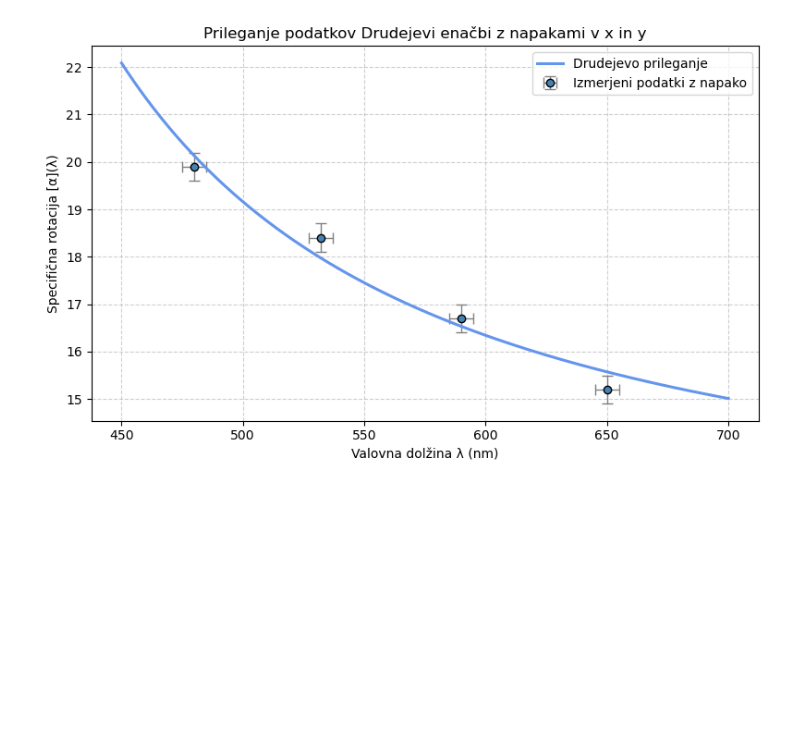
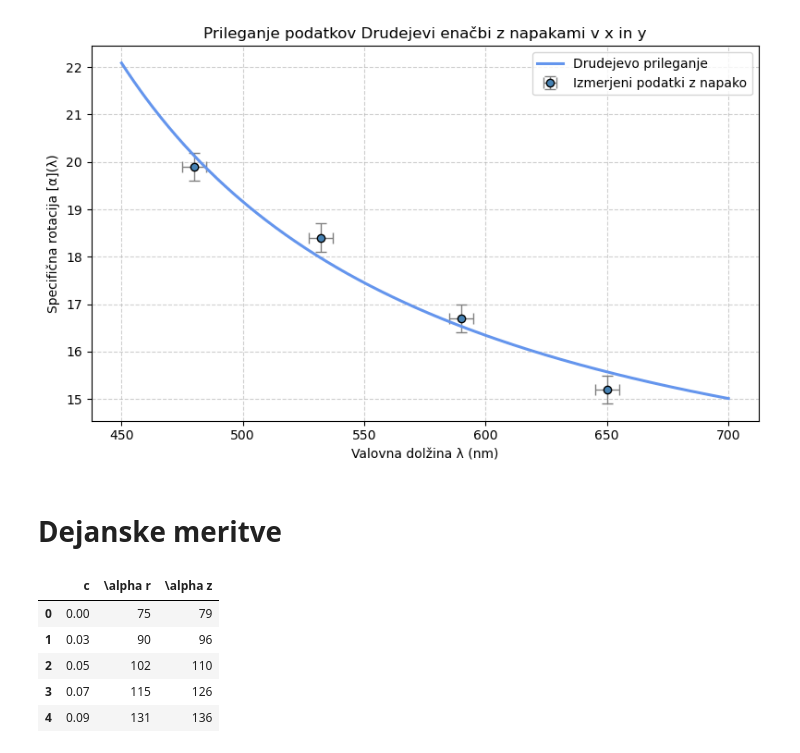
Before and after one commit to Matijek/Projektna_FE3, a Jupyter notebook: priprava.ipynb, the cells around one changed output. Cells and saved outputs as stored; diff of their text form; code cells hidden in the pictures; blank space fills up the shorter version.

```diff
--- a/priprava.ipynb
+++ b/priprava.ipynb
@@ -201,3 +201,5 @@ Ujemajoči parametri:
   k = 12.25 ± 0.35
   A = 300.36 ± 8.90 nm
 [figure]
+# %% [markdown]
+# Dejanske meritve
@@ -203,0 +211,15 @@ Ujemajoči parametri:
+# %%
+import pandas as pd
+
+# Uvoz podatkov iz Excel datoteke 'meritve.xlsx'
+df_meritve = pd.read_excel('meritve.xlsx')
+
+# Prikaz prvih nekaj vrstic za pregled
+df_meritve.head()
+# %% [output]
+|  | c | \alpha r | \alpha z |
+| 0 | 0.00 | 75 | 79 |
+| 1 | 0.03 | 90 | 96 |
+| 2 | 0.05 | 102 | 110 |
+| 3 | 0.07 | 115 | 126 |
+| 4 | 0.09 | 131 | 136 |
```
Also changed, not shown: parts of 26 cells of this notebook, 1 other file.
